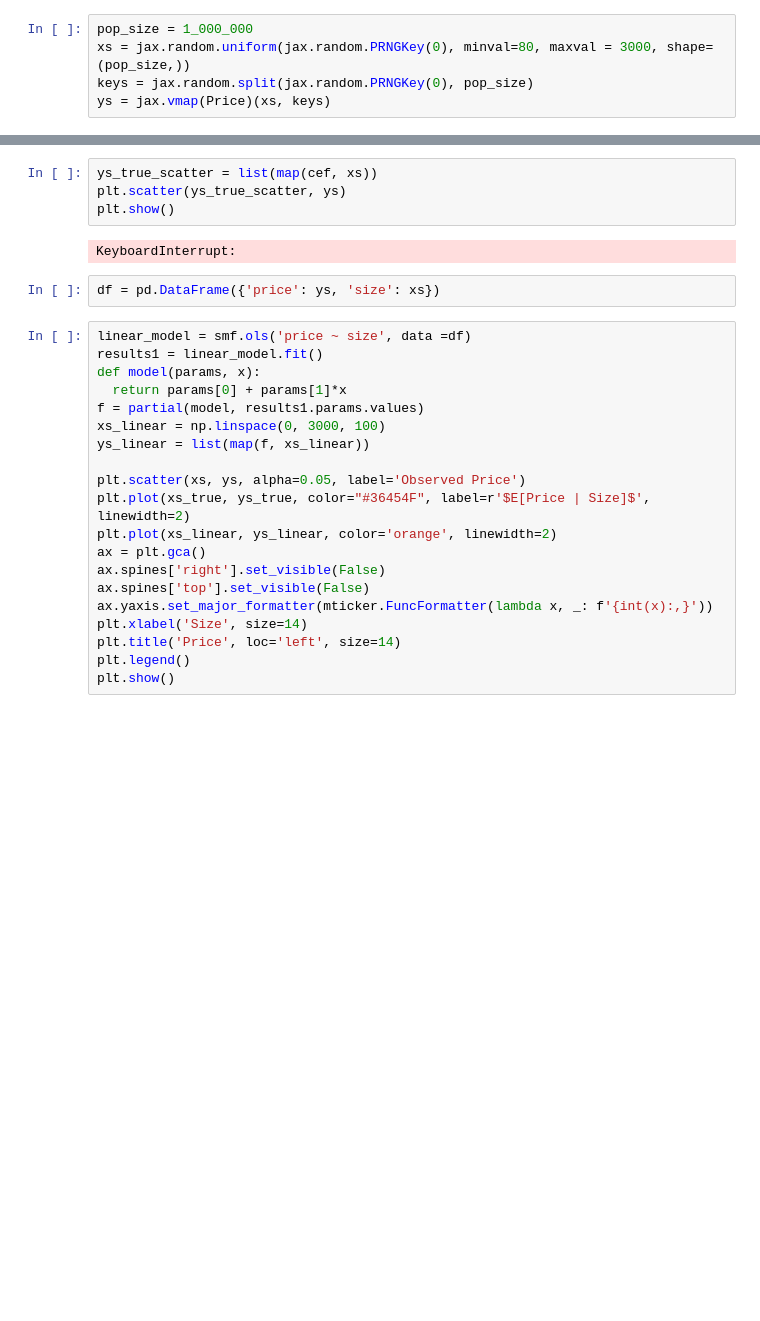
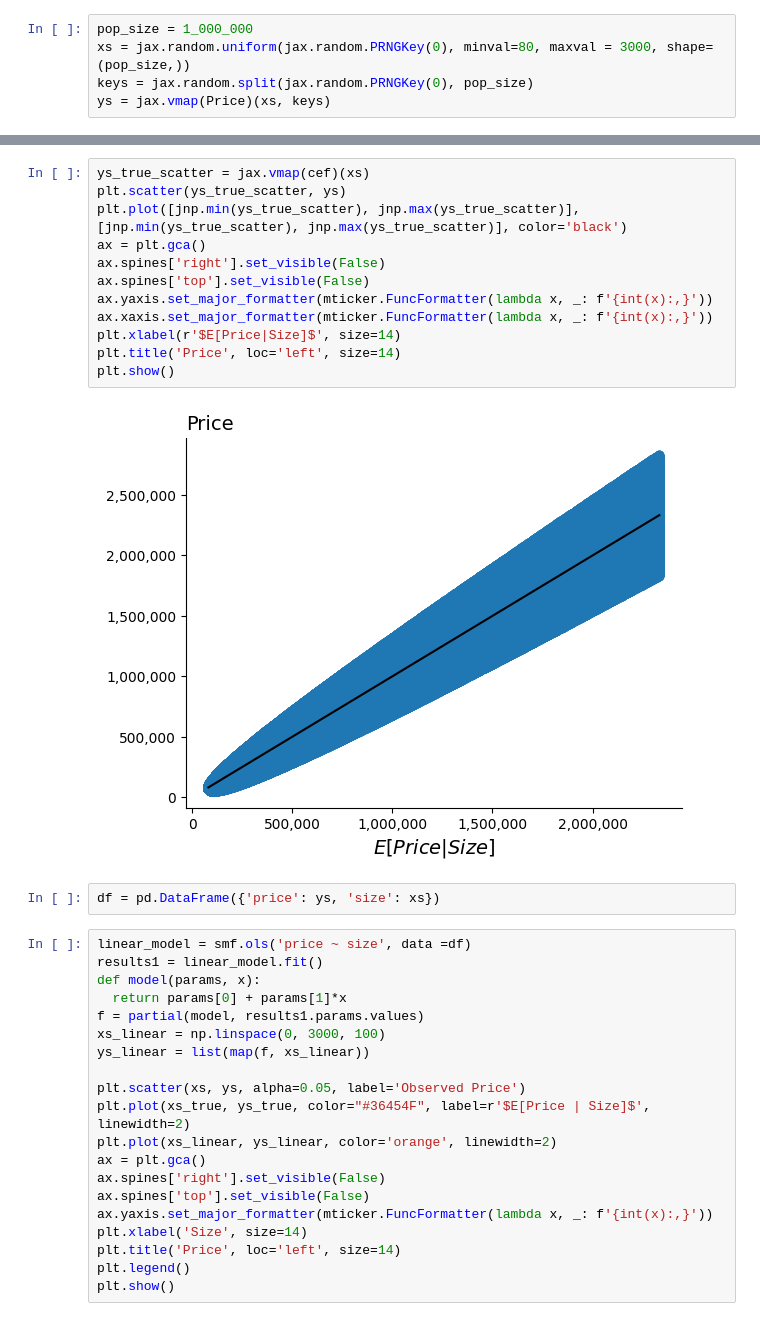
Before and after one commit to pharringtonp19/business-analytics, a Jupyter notebook: notebooks/regression/svrt.ipynb, the cells around one changed output, grey strips where cells are left out. Cells and saved outputs as stored; diff of their text form; blank space fills up the shorter version.

```diff
--- a/notebooks/regression/svrt.ipynb
+++ b/notebooks/regression/svrt.ipynb
@@ -98,9 +98,17 @@ plt.show()
-# %%
-ys_true_scatter = list(map(cef, xs))
-plt.scatter(ys_true_scatter, ys)
-plt.show()
-# %% [output]
-KeyboardInterrupt:
+# %%
+ys_true_scatter = jax.vmap(cef)(xs)
+plt.scatter(ys_true_scatter, ys)
+plt.plot([jnp.min(ys_true_scatter), jnp.max(ys_true_scatter)], [jnp.min(ys_true_scatter), jnp.max(ys_true_scatter)], color='black')
+ax = plt.gca()
+ax.spines['right'].set_visible(False)
+ax.spines['top'].set_visible(False)
+ax.yaxis.set_major_formatter(mticker.FuncFormatter(lambda x, _: f'{int(x):,}'))
+ax.xaxis.set_major_formatter(mticker.FuncFormatter(lambda x, _: f'{int(x):,}'))
+plt.xlabel(r'$E[Price|Size]$', size=14)
+plt.title('Price', loc='left', size=14)
+plt.show()
+# %% [output]
+[figure, added]
 # %%
 df = pd.DataFrame({'price': ys, 'size': xs})
 # %%
```
Also changed, not shown: parts of 7 cells of this notebook.
